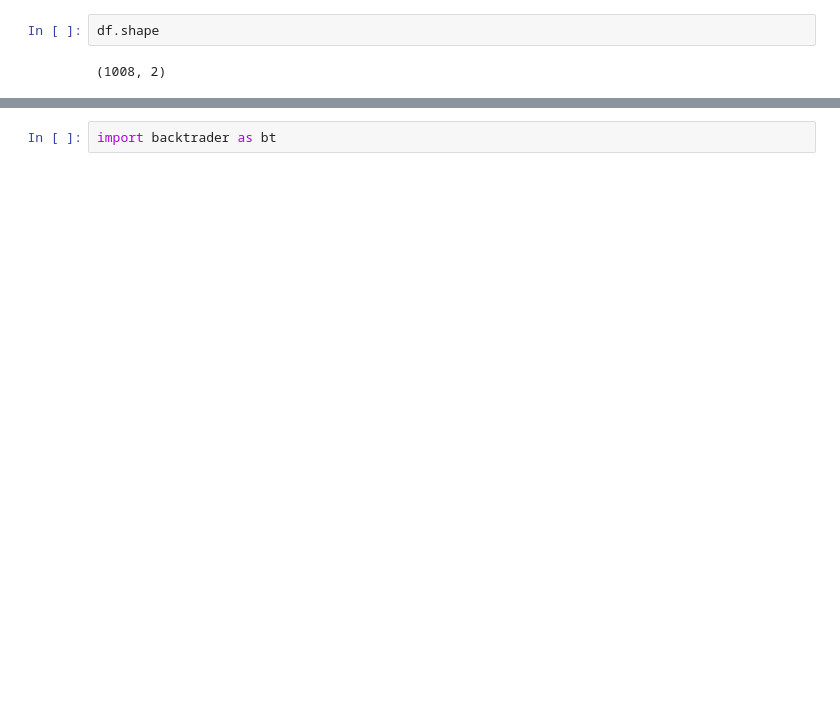
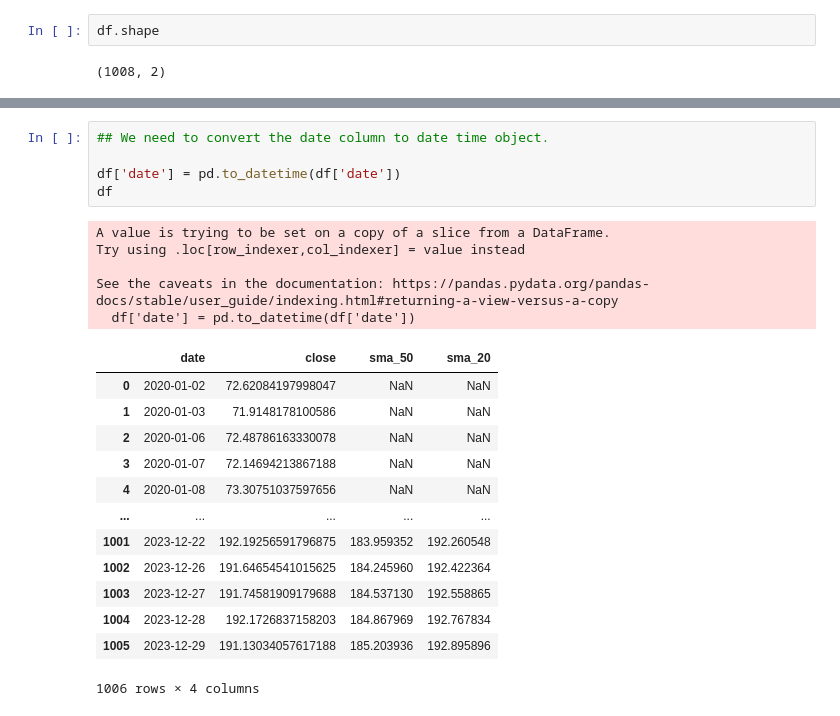
Before and after one commit to scitus18/quant, a Jupyter notebook: tmp2.ipynb, the cells around one changed output, grey strips where cells are left out. Drawn from its saved outputs; the diff is of its cells as text; blank space fills up the shorter version.

```diff
--- a/tmp2.ipynb
+++ b/tmp2.ipynb
@@ -179,2 +182,24 @@ df
 # %%
-import backtrader as bt
+## We need to convert the date column to date time object.
+
+df['date'] = pd.to_datetime(df['date'])
+df
+# %% [output]
+A value is trying to be set on a copy of a slice from a DataFrame.
+Try using .loc[row_indexer,col_indexer] = value instead
+
+See the caveats in the documentation: https://pandas.pydata.org/pandas-docs/stable/user_guide/indexing.html#returning-a-view-versus-a-copy
+  df['date'] = pd.to_datetime(df['date'])
+|  | date | close | sma_50 | sma_20 |
+| 0 | 2020-01-02 | 72.62084197998047 | NaN | NaN |
+| 1 | 2020-01-03 | 71.9148178100586 | NaN | NaN |
+| 2 | 2020-01-06 | 72.48786163330078 | NaN | NaN |
+| 3 | 2020-01-07 | 72.14694213867188 | NaN | NaN |
+| 4 | 2020-01-08 | 73.30751037597656 | NaN | NaN |
+| ... | ... | ... | ... | ... |
+| 1001 | 2023-12-22 | 192.19256591796875 | 183.959352 | 192.260548 |
+| 1002 | 2023-12-26 | 191.64654541015625 | 184.245960 | 192.422364 |
+| 1003 | 2023-12-27 | 191.74581909179688 | 184.537130 | 192.558865 |
+| 1004 | 2023-12-28 | 192.1726837158203 | 184.867969 | 192.767834 |
+| 1005 | 2023-12-29 | 191.13034057617188 | 185.203936 | 192.895896 |
+1006 rows × 4 columns
```
Also changed, not shown: parts of 25 cells of this notebook, 4 other files.
